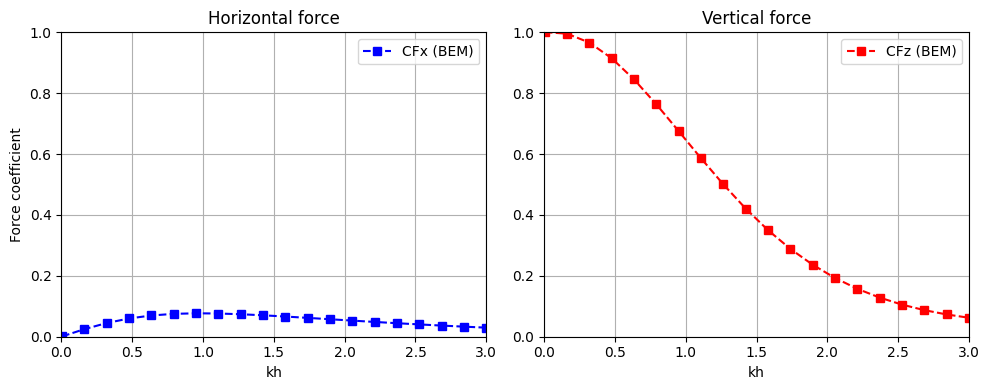
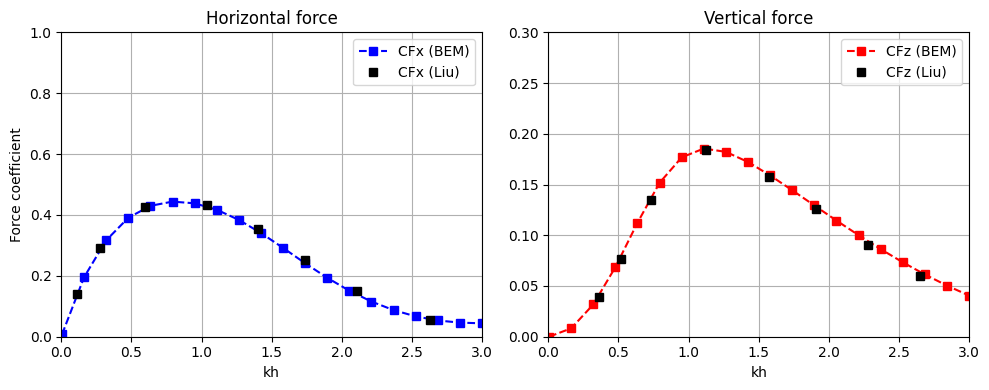
Code edit (unified diff) that turned the first committed figure into the second:
--- before
+++ after
@@ -1,10 +1,30 @@
 # Validation with: Analysis of wave interaction with submerged perforated semi-circular breakwaters through multipole method Yong Liu∗, Hua-Jun Li
+CFX_Liu = np.array([
+    [0.1089, 0.1404],
+    [0.2792, 0.2921],
+    [0.5953, 0.4275],
+    [1.0399, 0.4326],
+    [1.4013, 0.3532],
+    [1.7349, 0.2528],
+    [2.1079, 0.1510],
+    [2.6307, 0.0554]
+])
 
-plt.figure(100)
+CFZ_Liu = np.array([
+    [0.3577, 0.0387],
+    [0.5149, 0.0762],
+    [0.7303, 0.1347],
+    [1.1257, 0.1839],
+    [1.5757, 0.1577],
+    [1.9085, 0.1257],
+    [2.2787, 0.0904],
+    [2.6493, 0.0594]
+])
+plt.figure( )
 
 TERM = (rho*gravity*2*WAVE["Amp"]*RADIUS*WIDTH_CHANNEL)
 
-CFX = np.abs(1j*rho*WAVE["omega"]*(FX_1))/TERM
-CFZ = np.abs(1j*rho*WAVE["omega"]*(FZ_1))/TERM
+CFX = np.abs(1j*rho*WAVE["omega"]*(FX_1 + FX_2))/TERM
+CFZ = np.abs(1j*rho*WAVE["omega"]*(FZ_1 + FZ_2))/TERM
 
 # Create figure with 2 plots side by side
@@ -13,4 +33,5 @@
 # --- Horizontal force ---
 ax1.plot(kh, CFX, 'b--s', label='CFx (BEM)')
+ax1.plot(CFX_Liu[:,0], CFX_Liu[:,1], 'ks', label='CFx (Liu)')
 ax1.set_xlim([0,3])
 ax1.set_ylim([0,1.0])
@@ -23,6 +44,7 @@
 # --- Vertical force ---
 ax2.plot(kh, CFZ, 'r--s', label='CFz (BEM)')
+ax2.plot(CFZ_Liu[:,0], CFZ_Liu[:,1], 'ks', label='CFz (Liu)')
 ax2.set_xlim([0,3])
-ax2.set_ylim([0,1.0])
+ax2.set_ylim([0,0.3])
 ax2.set_xlabel('kh')
 ax2.set_title('Vertical force')

Commit: Cases updated